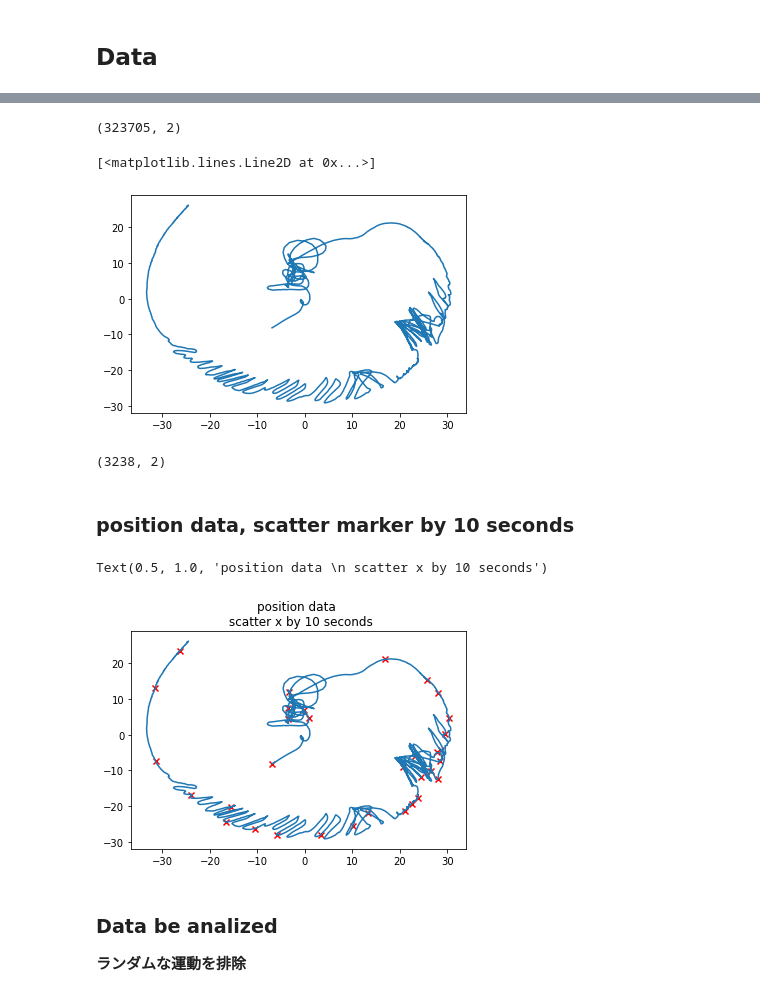
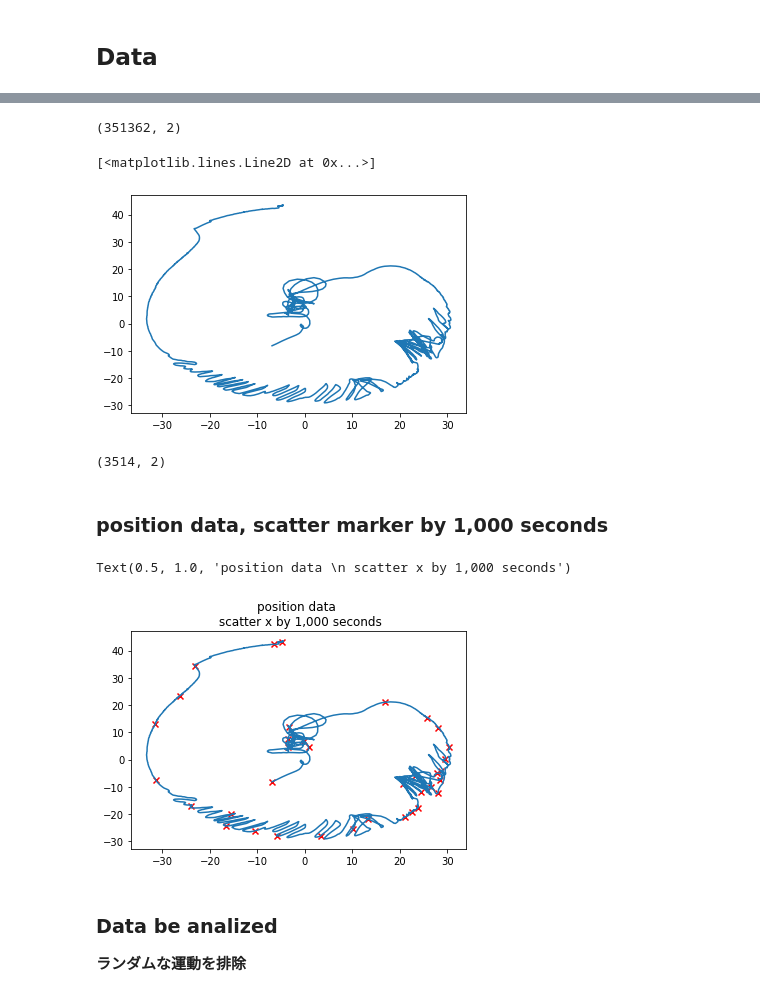
Before and after one commit to AyutoUeda/research, a Jupyter notebook: 1droplet/1droplet_tcn_for_allpos.ipynb, the cells around one changed output, grey strips where cells are left out. Saved outputs shown, nothing was run; the diff lists cells and outputs as text; code cells hidden in the pictures.

```diff
--- a/1droplet/1droplet_tcn_for_allpos.ipynb
+++ b/1droplet/1droplet_tcn_for_allpos.ipynb
@@ -49,7 +49,7 @@ def mk_dataframe(path):
 
 position_data = np.array([[None, None]])
 
-for i in range(9):
+for i in range(10):
     df = mk_dataframe("230724/pos-{}.dat".format(i))
     df_ = df.values
     position_data = np.concatenate([position_data, df_])
@@ -70,31 +71,31 @@ position_data = position_data[1:]
 # %%
 position_data.shape
 # %% [output]
-(323705, 2)
+(351362, 2)
 # %%
 # 10秒に1点
 plt.plot(position_data[::100,0], position_data[::100,1])
 # %% [output]
 [<matplotlib.lines.Line2D at 0x...>]
-[figure, old version]
+[figure, new version]
 # %%
-position_data_by10s = position_data[::100]
+pos_by10s = position_data[::100]
 # %%
-position_data_by10s.shape
+pos_by10s.shape
 # %% [output]
-(3238, 2)
+(3514, 2)
 # %% [markdown]
-### position data, scatter marker by 10 seconds
+### position data, scatter marker by 1,000 seconds
 # %%
-plt.plot(position_data_by10s[:,0], position_data_by10s[:,1])
-# plt.scatter(position_data_by10s[0,0], position_data_by10s[0,1])
-for i in range(0, len(position_data_by10s), 100):
-    plt.scatter(position_data_by10s[i,0], position_data_by10s[i,1], marker="x", color="red")
+plt.plot(pos_by10s[:,0], pos_by10s[:,1])
+# plt.scatter(pos_by10s[0,0], pos_by10s[0,1])
+for i in range(0, len(pos_by10s), 100):
+    plt.scatter(pos_by10s[i,0], pos_by10s[i,1], marker="x", color="red")
 
-plt.title("position data \n scatter x by 10 seconds")
+plt.title("position data \n scatter x by 1,000 seconds")
 # %% [output]
-Text(0.5, 1.0, 'position data \n scatter x by 10 seconds')
+Text(0.5, 1.0, 'position data \n scatter x by 1,000 seconds')
-[figure, old version]
+[figure, new version]
 # %% [markdown]
 ### Data be analized
 **ランダムな運動を排除**
```
Also changed, not shown: parts of 27 cells of this notebook, 1 other file.
